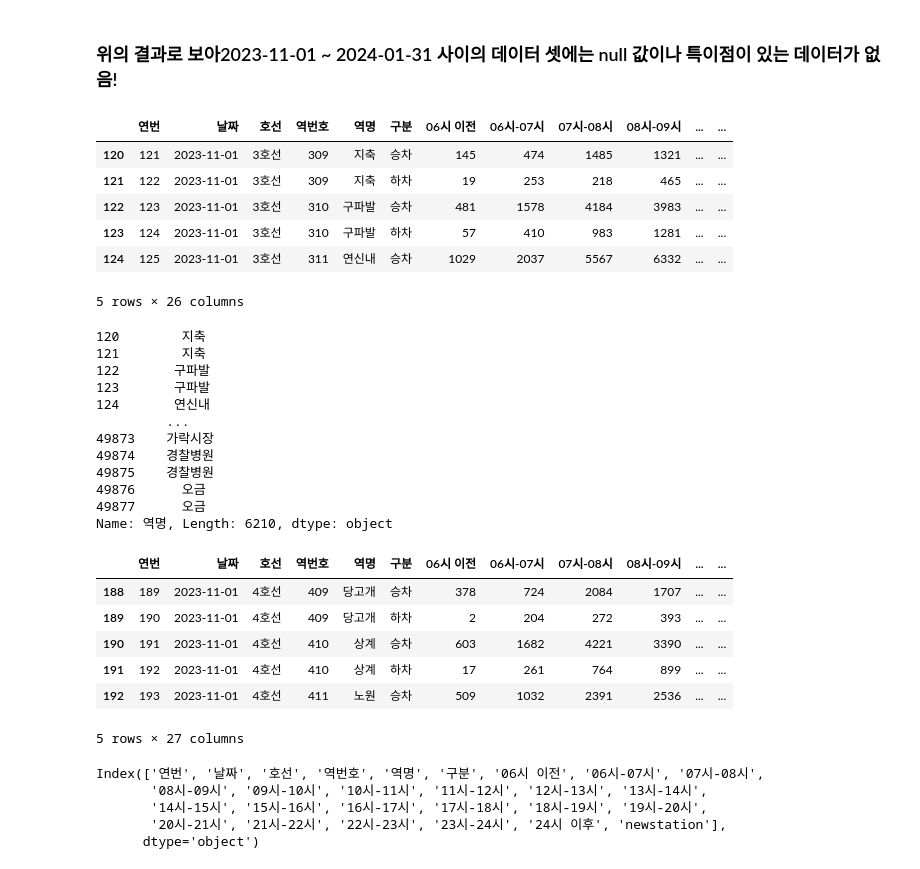
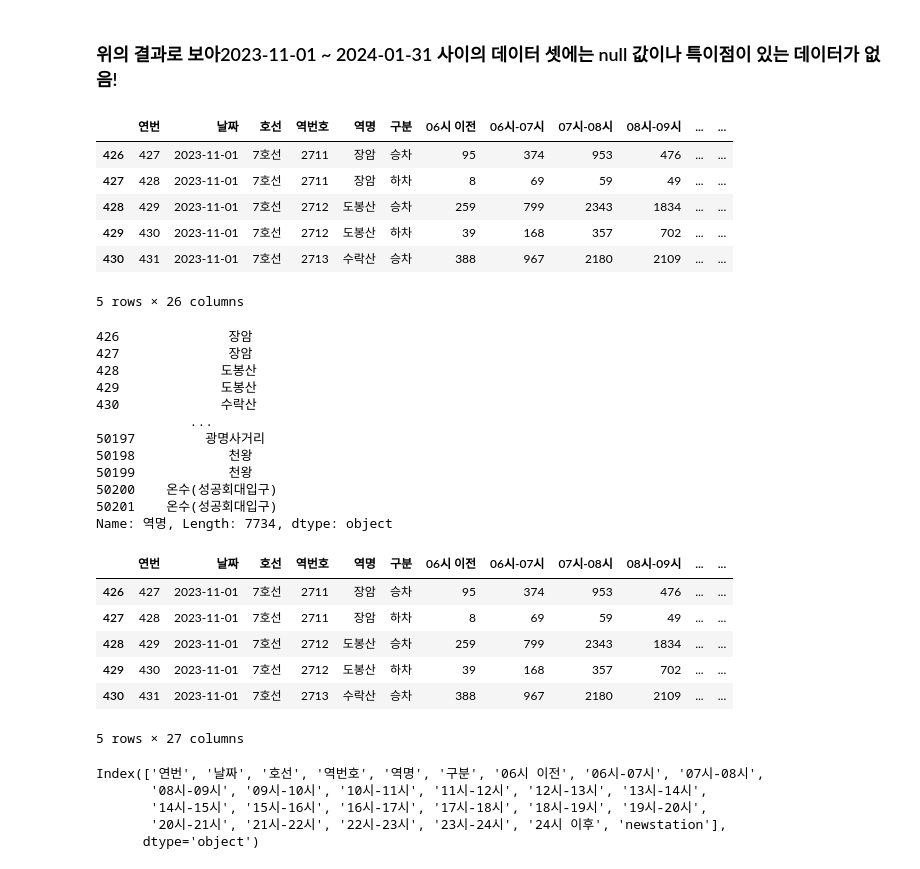
Before and after one commit to rhkddud0310/HaruSijack, a Jupyter notebook: DataAnalysis/지하철배차간격정제_ji.ipynb, the cells around one changed output. Cells and saved outputs as stored; diff of their text form; code cells hidden in the pictures.

```diff
--- a/DataAnalysis/2,4호선 정제.ipynb
+++ b/DataAnalysis/지하철배차간격정제_ji.ipynb
@@ -366,6 +390,5 @@ subway[subway['역명'] == '남위례']
 184 rows × 26 columns
 # %%
 # 2,4 호선 정보 빼기
-line_3=subway[subway['호선'] == '3호선']
-line_4=subway[subway['호선'] == '4호선']
+line_7=subway[subway['호선'] == '7호선']
 # %%
@@ -492,43 +461,43 @@ dataInfoProcessing(subway)
 ### 위의 결과로 보아2023-11-01 ~ 2024-01-31 사이의 데이터 셋에는 null 값이나 특이점이 있는 데이터가 없음!
 # %%
 
-line_3.head()
+line_7.head()
 # %% [output]
 |  | 연번 | 날짜 | 호선 | 역번호 | 역명 | 구분 | 06시 이전 | 06시-07시 | 07시-08시 | 08시-09시 | ... | ... |
-| 120 | 121 | 2023-11-01 | 3호선 | 309 | 지축 | 승차 | 145 | 474 | 1485 | 1321 | ... | ... |
-| 121 | 122 | 2023-11-01 | 3호선 | 309 | 지축 | 하차 | 19 | 253 | 218 | 465 | ... | ... |
-| 122 | 123 | 2023-11-01 | 3호선 | 310 | 구파발 | 승차 | 481 | 1578 | 4184 | 3983 | ... | ... |
-| 123 | 124 | 2023-11-01 | 3호선 | 310 | 구파발 | 하차 | 57 | 410 | 983 | 1281 | ... | ... |
-| 124 | 125 | 2023-11-01 | 3호선 | 311 | 연신내 | 승차 | 1029 | 2037 | 5567 | 6332 | ... | ... |
+| 426 | 427 | 2023-11-01 | 7호선 | 2711 | 장암 | 승차 | 95 | 374 | 953 | 476 | ... | ... |
+| 427 | 428 | 2023-11-01 | 7호선 | 2711 | 장암 | 하차 | 8 | 69 | 59 | 49 | ... | ... |
+| 428 | 429 | 2023-11-01 | 7호선 | 2712 | 도봉산 | 승차 | 259 | 799 | 2343 | 1834 | ... | ... |
+| 429 | 430 | 2023-11-01 | 7호선 | 2712 | 도봉산 | 하차 | 39 | 168 | 357 | 702 | ... | ... |
+| 430 | 431 | 2023-11-01 | 7호선 | 2713 | 수락산 | 승차 | 388 | 967 | 2180 | 2109 | ... | ... |
 5 rows × 26 columns
 # %%
-line_3['역명']
+line_7['역명']
 # line_['역명']= "구파발"
 # %% [output]
-120        지축
-121        지축
-122       구파발
-123       구파발
-124       연신내
-         ...
-49873    가락시장
-49874    경찰병원
-49875    경찰병원
-49876      오금
-49877      오금
-Name: 역명, Length: 6210, dtype: object
+426              장암
+427              장암
+428             도봉산
+429             도봉산
+430             수락산
+            ...
+50197         광명사거리
+50198            천왕
+50199            천왕
+50200    온수(성공회대입구)
+50201    온수(성공회대입구)
+Name: 역명, Length: 7734, dtype: object
 # %%
 #새로운 역명 이름 생성
-line_3['newstation'] = line_3['역명'] + "_"+line_3['역번호'].astype(str)
-line_4['newstation'] = line_4['역명'] +"_"+ line_4['역번호'].astype(str)
-line_4.head()
+line_7['newstation'] = line_7['역명'] + "_"+line_7['역번호'].astype(str)
+
+line_7.head()
 # %% [output]
 |  | 연번 | 날짜 | 호선 | 역번호 | 역명 | 구분 | 06시 이전 | 06시-07시 | 07시-08시 | 08시-09시 | ... | ... |
-| 188 | 189 | 2023-11-01 | 4호선 | 409 | 당고개 | 승차 | 378 | 724 | 2084 | 1707 | ... | ... |
-| 189 | 190 | 2023-11-01 | 4호선 | 409 | 당고개 | 하차 | 2 | 204 | 272 | 393 | ... | ... |
-| 190 | 191 | 2023-11-01 | 4호선 | 410 | 상계 | 승차 | 603 | 1682 | 4221 | 3390 | ... | ... |
-| 191 | 192 | 2023-11-01 | 4호선 | 410 | 상계 | 하차 | 17 | 261 | 764 | 899 | ... | ... |
-| 192 | 193 | 2023-11-01 | 4호선 | 411 | 노원 | 승차 | 509 | 1032 | 2391 | 2536 | ... | ... |
+| 426 | 427 | 2023-11-01 | 7호선 | 2711 | 장암 | 승차 | 95 | 374 | 953 | 476 | ... | ... |
+| 427 | 428 | 2023-11-01 | 7호선 | 2711 | 장암 | 하차 | 8 | 69 | 59 | 49 | ... | ... |
+| 428 | 429 | 2023-11-01 | 7호선 | 2712 | 도봉산 | 승차 | 259 | 799 | 2343 | 1834 | ... | ... |
+| 429 | 430 | 2023-11-01 | 7호선 | 2712 | 도봉산 | 하차 | 39 | 168 | 357 | 702 | ... | ... |
+| 430 | 431 | 2023-11-01 | 7호선 | 2713 | 수락산 | 승차 | 388 | 967 | 2180 | 2109 | ... | ... |
 5 rows × 27 columns
 # %%
 #필요 없어진 역명,역이름 컬럼삭제
```
Also changed, not shown: parts of 16 cells of this notebook, 3 other files.
